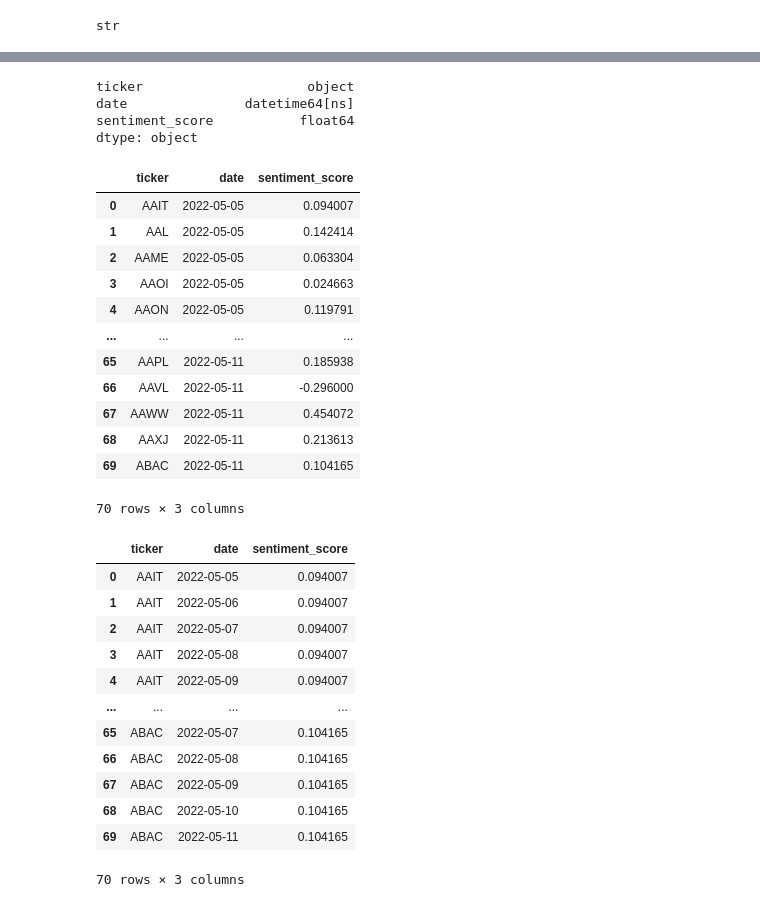
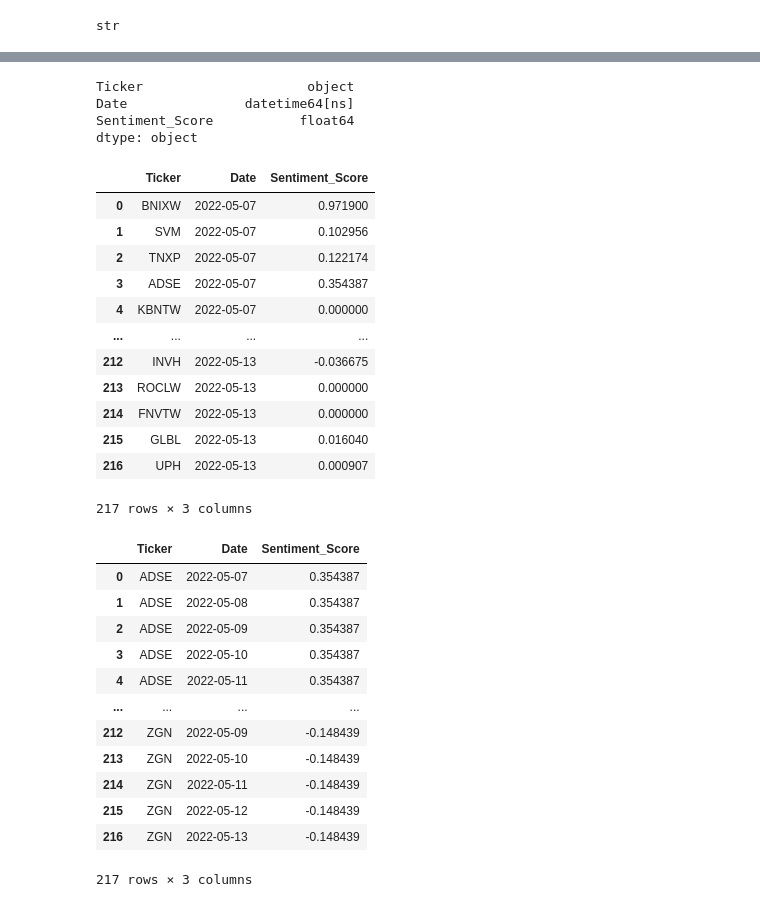
Before and after one commit to ML789/Fintech_Bootcamp_Project_1, a Jupyter notebook: Tweet Retrieval.ipynb, the cells around one changed output, grey strips where cells are left out. Cells and saved outputs as stored; diff of their text form; code cells hidden in the pictures.

```diff
--- a/Tweet Retrieval.ipynb
+++ b/Tweet Retrieval.ipynb
@@ -48,5 +48,5 @@ df_stock_price_data()
 # %%
 #List of unique tickers
-tickers_list = list(set(tickers_df['symbol']))
+tickers_list = list(set(df_stock_price_data['Ticker']))
 tickers_list
 # %% [output]
@@ -122,8 +122,8 @@ def perform_sentiment_analysis(tweets_list):
 # %%
 #perform_sentiment_analysis(tweets_list)
 # %%
-start_date = datetime(2022,5,5, 13,0,0)
-end_date = datetime(2022,5,11, 13,0,0)
+start_date = datetime(2022,5,7, 13,0,0)
+end_date = datetime(2022,5,13, 13,0,0)
 tweet_sentiments = []
 
 while start_date <= end_date:
@@ -133,9 +133,9 @@ while start_date <= end_date:
         tweets_list = read_100_Tweets(ticker, start_date.isoformat() + "Z")
         sentiment_score = perform_sentiment_analysis(tweets_list)
         tweet_sentiment = {}
-        tweet_sentiment["ticker"] = ticker
-        tweet_sentiment["date"] = start_date
-        tweet_sentiment["sentiment_score"] = sentiment_score
+        tweet_sentiment["Ticker"] = ticker
+        tweet_sentiment["Date"] = start_date
+        tweet_sentiment["Sentiment_Score"] = sentiment_score
         tweet_sentiments.append(tweet_sentiment)
         #print("Ticker: " + tweet_sentiment["ticker"] + ", Date : " + str(tweet_sentiment["date"]) + ", Sentiment Score: " + str(tweet_sentiment["sentiment_score"]))
     start_date += delta
@@ -167,46 +185,46 @@ tweet_sentiments
 # %%
 stock_tweet_sentiment_df = pd.DataFrame(tweet_sentiments)
 #Date Clean up
-stock_tweet_sentiment_df["date"] = pd.to_datetime(stock_tweet_sentiment_df["date"].dt.date)
+stock_tweet_sentiment_df["Date"] = pd.to_datetime(stock_tweet_sentiment_df["Date"].dt.date)
 #Check Date Type
 stock_tweet_sentiment_df.dtypes
 # %% [output]
-ticker                     object
-date               datetime64[ns]
-sentiment_score           float64
+Ticker                     object
+Date               datetime64[ns]
+Sentiment_Score           float64
 dtype: object
 # %%
 stock_tweet_sentiment_df
 # %% [output]
-|  | ticker | date | sentiment_score |
-| 0 | AAIT | 2022-05-05 | 0.094007 |
-| 1 | AAL | 2022-05-05 | 0.142414 |
-| 2 | AAME | 2022-05-05 | 0.063304 |
-| 3 | AAOI | 2022-05-05 | 0.024663 |
-| 4 | AAON | 2022-05-05 | 0.119791 |
+|  | Ticker | Date | Sentiment_Score |
+| 0 | BNIXW | 2022-05-07 | 0.971900 |
+| 1 | SVM | 2022-05-07 | 0.102956 |
+| 2 | TNXP | 2022-05-07 | 0.122174 |
+| 3 | ADSE | 2022-05-07 | 0.354387 |
+| 4 | KBNTW | 2022-05-07 | 0.000000 |
 | ... | ... | ... | ... |
-| 65 | AAPL | 2022-05-11 | 0.185938 |
-| 66 | AAVL | 2022-05-11 | -0.296000 |
-| 67 | AAWW | 2022-05-11 | 0.454072 |
-| 68 | AAXJ | 2022-05-11 | 0.213613 |
-| 69 | ABAC | 2022-05-11 | 0.104165 |
+| 212 | INVH | 2022-05-13 | -0.036675 |
+| 213 | ROCLW | 2022-05-13 | 0.000000 |
+| 214 | FNVTW | 2022-05-13 | 0.000000 |
+| 215 | GLBL | 2022-05-13 | 0.016040 |
+| 216 | UPH | 2022-05-13 | 0.000907 |
-70 rows × 3 columns
+217 rows × 3 columns
 # %%
 #Sort the tweets df, reset the index after sorting and then drop the column "index"
-stock_tweet_sentiment_df = stock_tweet_sentiment_df.sort_values(by=["ticker", "date"]).reset_index().drop(columns="index")
+stock_tweet_sentiment_df = stock_tweet_sentiment_df.sort_values(by=["Ticker", "Date"]).reset_index().drop(columns="index")
 stock_tweet_sentiment_df
 # %% [output]
-|  | ticker | date | sentiment_score |
-| 0 | AAIT | 2022-05-05 | 0.094007 |
-| 1 | AAIT | 2022-05-06 | 0.094007 |
-| 2 | AAIT | 2022-05-07 | 0.094007 |
-| 3 | AAIT | 2022-05-08 | 0.094007 |
-| 4 | AAIT | 2022-05-09 | 0.094007 |
+|  | Ticker | Date | Sentiment_Score |
+| 0 | ADSE | 2022-05-07 | 0.354387 |
+| 1 | ADSE | 2022-05-08 | 0.354387 |
+| 2 | ADSE | 2022-05-09 | 0.354387 |
+| 3 | ADSE | 2022-05-10 | 0.354387 |
+| 4 | ADSE | 2022-05-11 | 0.354387 |
 | ... | ... | ... | ... |
-| 65 | ABAC | 2022-05-07 | 0.104165 |
-| 66 | ABAC | 2022-05-08 | 0.104165 |
-| 67 | ABAC | 2022-05-09 | 0.104165 |
-| 68 | ABAC | 2022-05-10 | 0.104165 |
-| 69 | ABAC | 2022-05-11 | 0.104165 |
+| 212 | ZGN | 2022-05-09 | -0.148439 |
+| 213 | ZGN | 2022-05-10 | -0.148439 |
+| 214 | ZGN | 2022-05-11 | -0.148439 |
+| 215 | ZGN | 2022-05-12 | -0.148439 |
+| 216 | ZGN | 2022-05-13 | -0.148439 |
-70 rows × 3 columns
+217 rows × 3 columns
 # %%
```
Also changed, not shown: parts of 6 cells of this notebook, 1 other file.
